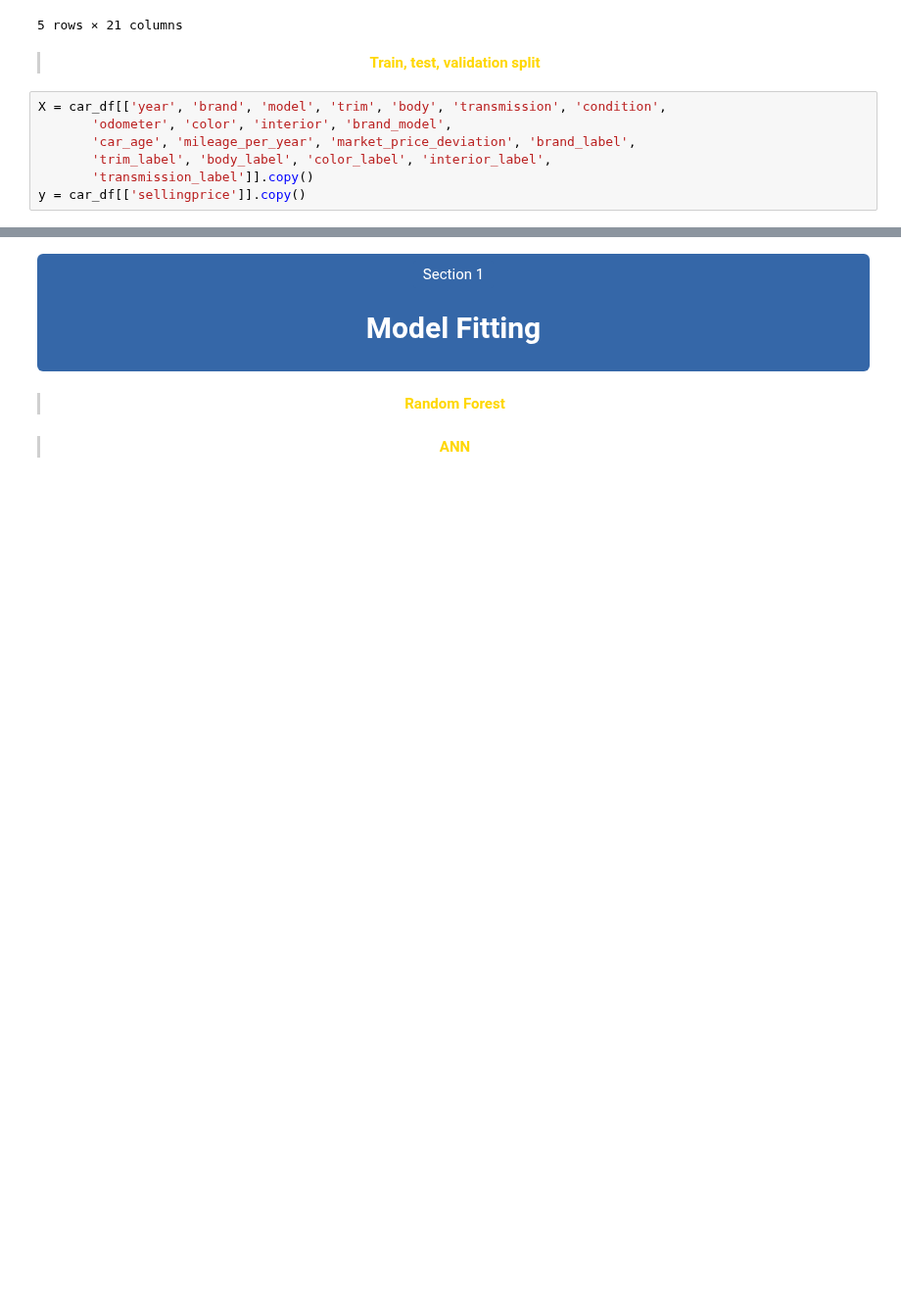
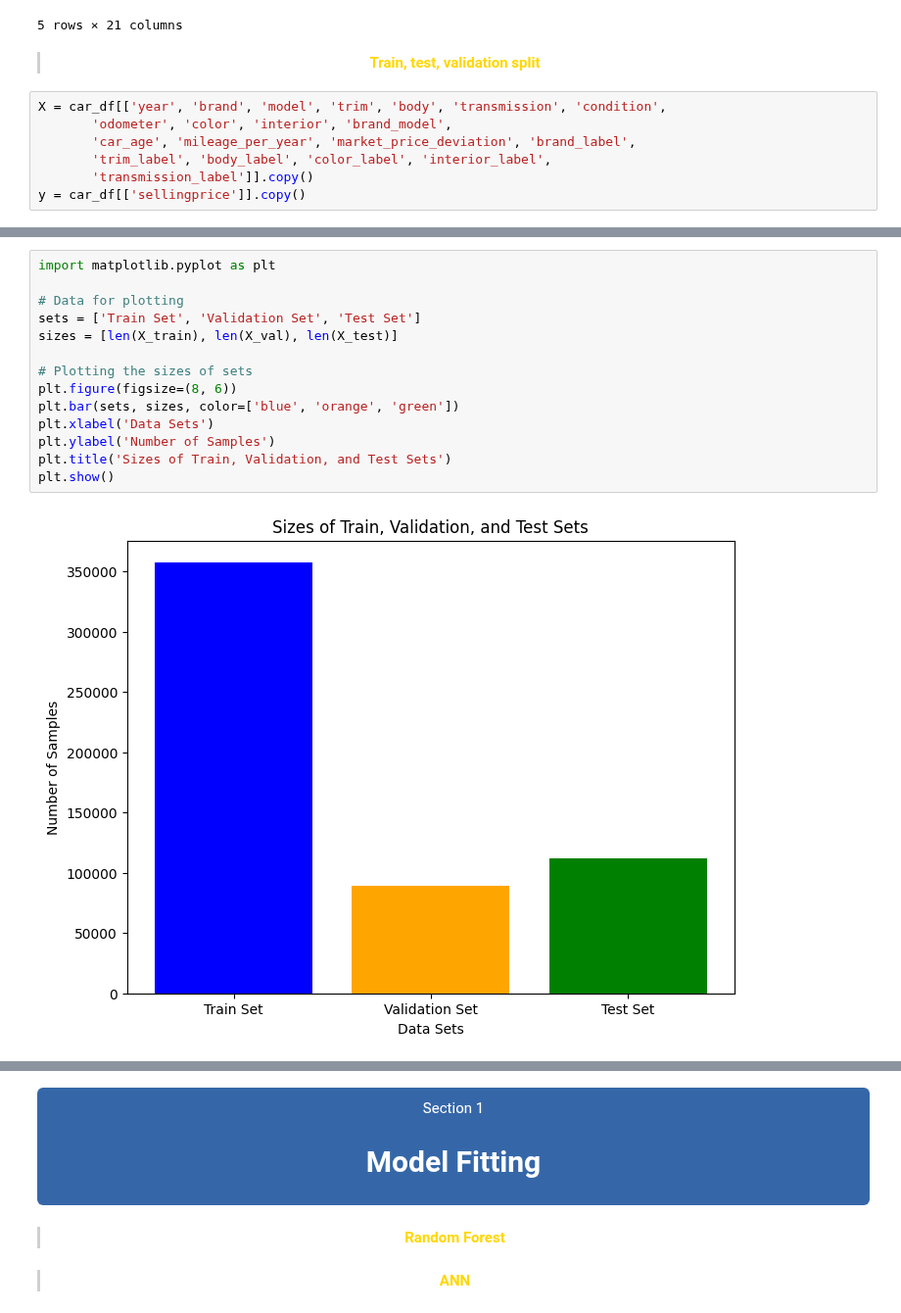
Before and after one commit to maxheijmans/AIM4B_Group1, a Jupyter notebook: UsedCarAuctionPrices/Modelling_UsedCarAuctionPrices.ipynb, the cells around one changed output, grey strips where cells are left out. Shown at 98% size. Cells and saved outputs as stored; diff of their text form; blank space fills up the shorter version.

```diff
--- a/UsedCarAuctionPrices/Modelling_UsedCarAuctionPrices.ipynb
+++ b/UsedCarAuctionPrices/Modelling_UsedCarAuctionPrices.ipynb
@@ -104,0 +95,16 @@ Name: sellingprice, dtype: float64
+# %%
+import matplotlib.pyplot as plt
+
+# Data for plotting
+sets = ['Train Set', 'Validation Set', 'Test Set']
+sizes = [len(X_train), len(X_val), len(X_test)]
+
+# Plotting the sizes of sets
+plt.figure(figsize=(8, 6))
+plt.bar(sets, sizes, color=['blue', 'orange', 'green'])
+plt.xlabel('Data Sets')
+plt.ylabel('Number of Samples')
+plt.title('Sizes of Train, Validation, and Test Sets')
+plt.show()
+# %% [output]
+[figure, added]
```
Also changed, not shown: parts of 8 cells of this notebook.
